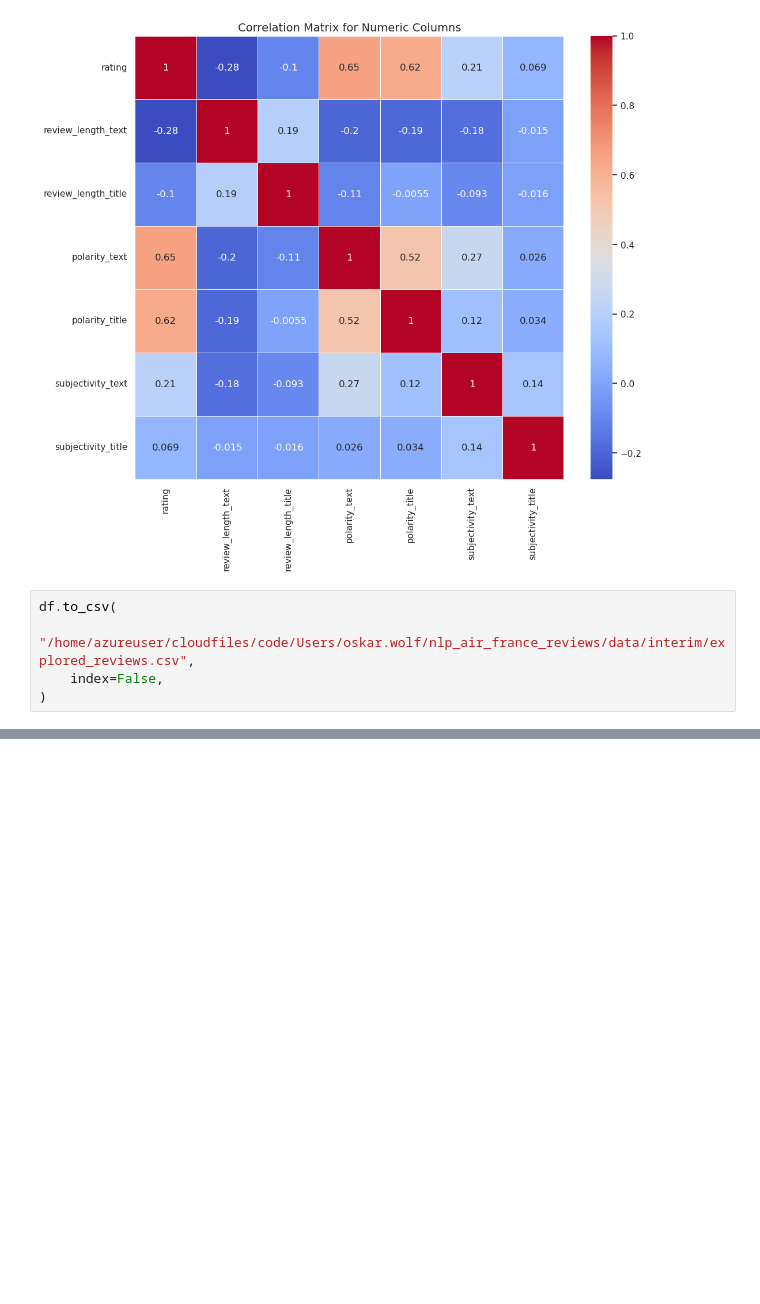
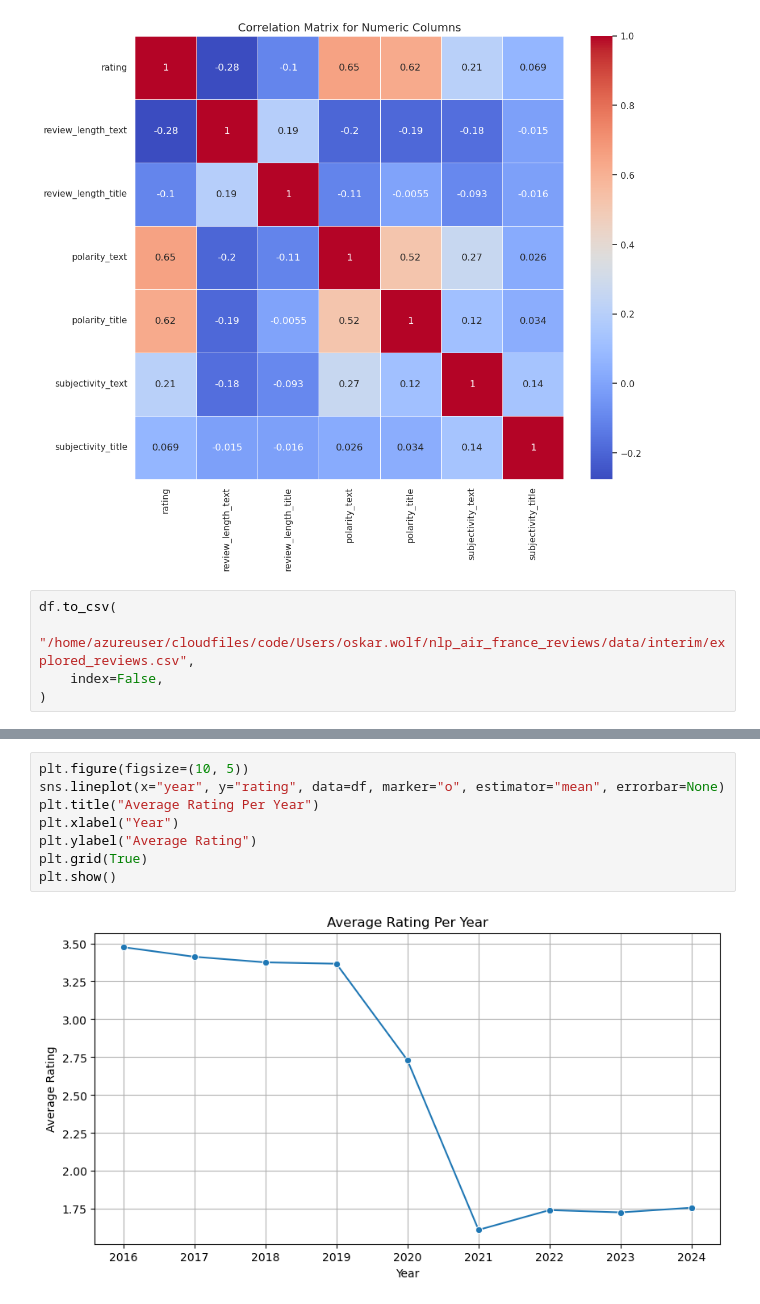
Before and after one commit to oskar-wolf/nlp_air_france_reviews, a Jupyter notebook: notebooks/1_data_exploration.ipynb, the cells around one changed output, grey strips where cells are left out. Cells and saved outputs as stored; diff of their text form; blank space fills up the shorter version.

```diff
--- a/notebooks/1_data_exploration.ipynb
+++ b/notebooks/1_data_exploration.ipynb
@@ -418,0 +438,10 @@ df.to_csv(
+# %%
+plt.figure(figsize=(10, 5))
+sns.lineplot(x="year", y="rating", data=df, marker="o", estimator="mean", errorbar=None)
+plt.title("Average Rating Per Year")
+plt.xlabel("Year")
+plt.ylabel("Average Rating")
+plt.grid(True)
+plt.show()
+# %% [output]
+[figure, added]
```
Also changed, not shown: parts of 20 cells of this notebook, 1 other file.
